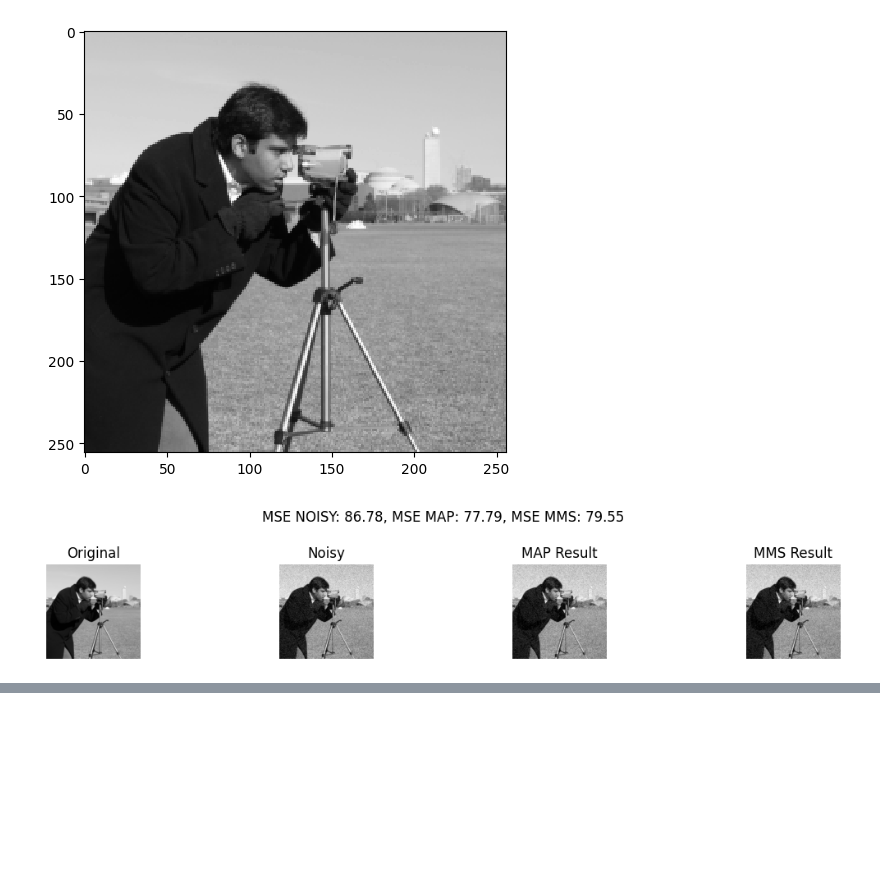
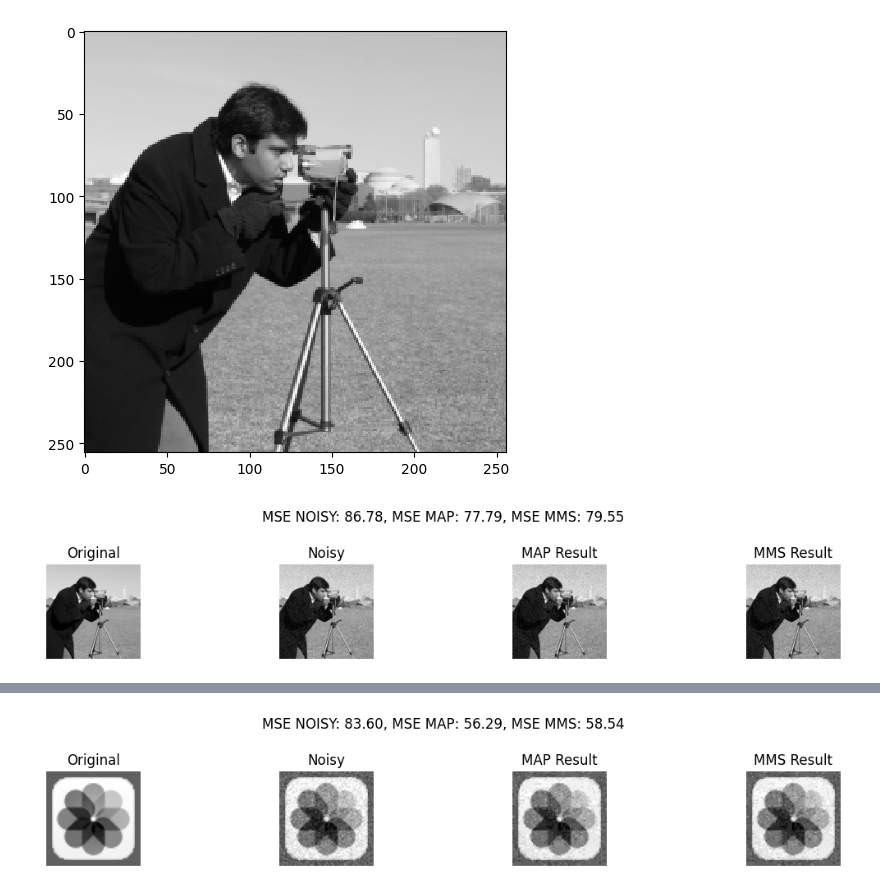
Before and after one commit to KRZYchu8787/Bayesian-Image-Restoration, a Jupyter notebook: src/experiments_quadrantic.ipynb, the cells around one changed output, grey strips where cells are left out. Drawn from its saved outputs; the diff is of its cells as text; code cells hidden in the pictures; blank space fills up the shorter version.

```diff
--- a/src/experiments_quadrantic.ipynb
+++ b/src/experiments_quadrantic.ipynb
@@ -261,0 +272,10 @@ _, _, _, _ = process_image_quadrantic(
+# %%
+file='iphone.png'
+_, _, _, _ = process_image_quadrantic(
+    file, sigma=16, n_iter=60,
+    lam=best_params[2], alpha=best_params[3],
+    beta_init=best_params[4], cooling=best_params[5],
+    do_not_show=False
+)
+# %% [output]
+[figure, added]
```
Also changed, not shown: parts of 1 cell of this notebook, 2 other files.
